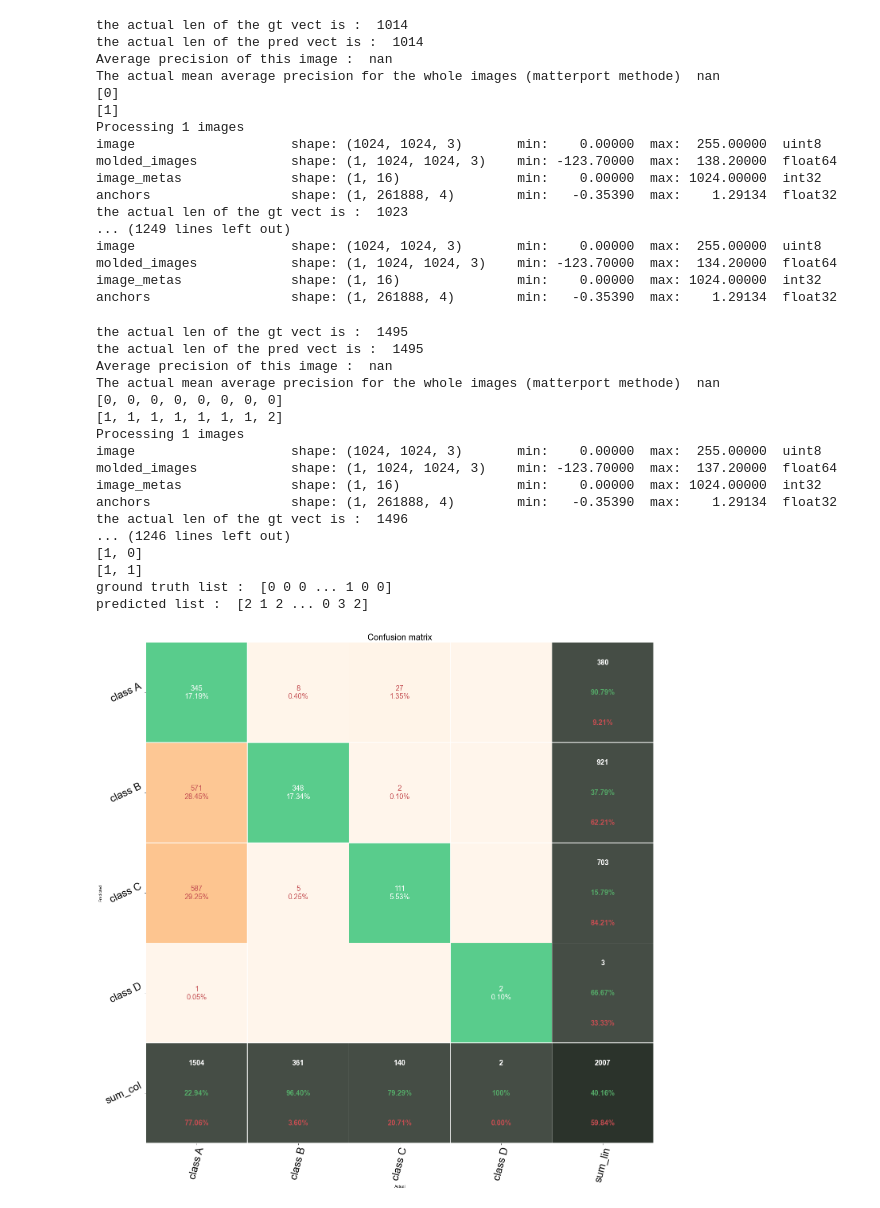
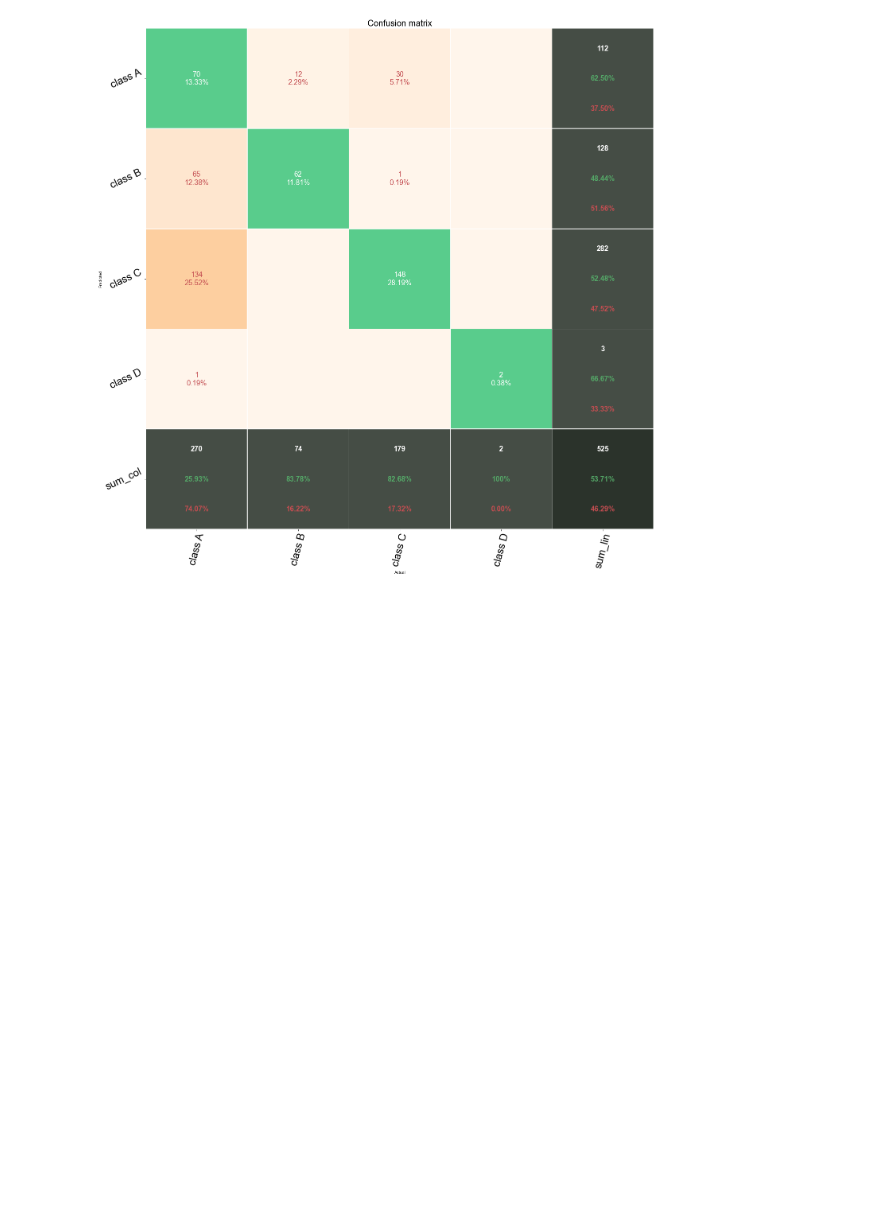
Before and after one commit to cabroderick/ML-AM-MQP, a Jupyter notebook: utils/confusion_matrix.ipynb, the cells around one changed output. Drawn from its saved outputs; the diff is of its cells as text; code cells hidden in the pictures; blank space fills up the shorter version.

```diff
--- a/utils/confusion_matrix.ipynb
+++ b/utils/confusion_matrix.ipynb
@@ -30,15 +30,15 @@ class InferenceConfig(Config):
 
 config = InferenceConfig()
 dataset = Model_Dataset()
-dataset.BASE_IMAGES_DIR = '../Data/Images/'
-dataset.BASE_ANNOTATIONS_DIR = '../Data/Labels/'
-dataset.IMAGES_DIRS = ['G0', 'H6', 'J0', 'J4', 'R6', 'R0']
-dataset.load_dataset()
+dataset.ROOT_IMG_DIR = '../Data/Images/'
+dataset.ROOT_ANNOTATION_DIR = '../Data/Labels/'
+dataset.IMG_DIRS = ['H6', 'J8', 'J0', 'J4', 'R0', 'R6', 'J4R', 'K0R']
+dataset.load_dataset(validation=True)
 dataset.prepare()
 
 model = MaskRCNN(mode='inference',
                  config=InferenceConfig(), model_dir='./')
-model.load_weights(filepath='../weights/1-25.h5', by_name=True)
+model.load_weights(filepath='../weights/mrcnn-2-2.h5', by_name=True)
 
 #############################
 # Generate confusion matrix
@@ -199,38 +148,4 @@ anchors                  shape: (1, 261888, 4)        min:   -0.35390  max:    1
-the actual len of the gt vect is :  1014
-the actual len of the pred vect is :  1014
-Average precision of this image :  nan
-The actual mean average precision for the whole images (matterport methode)  nan
-[0]
-[1]
-Processing 1 images
-image                    shape: (1024, 1024, 3)       min:    0.00000  max:  255.00000  uint8
-molded_images            shape: (1, 1024, 1024, 3)    min: -123.70000  max:  138.20000  float64
-image_metas              shape: (1, 16)               min:    0.00000  max: 1024.00000  int32
-anchors                  shape: (1, 261888, 4)        min:   -0.35390  max:    1.29134  float32
-the actual len of the gt vect is :  1023
-... (1249 lines left out)
-image                    shape: (1024, 1024, 3)       min:    0.00000  max:  255.00000  uint8
-molded_images            shape: (1, 1024, 1024, 3)    min: -123.70000  max:  134.20000  float64
-image_metas              shape: (1, 16)               min:    0.00000  max: 1024.00000  int32
-anchors                  shape: (1, 261888, 4)        min:   -0.35390  max:    1.29134  float32
-the actual len of the gt vect is :  1495
-the actual len of the pred vect is :  1495
-Average precision of this image :  nan
-The actual mean average precision for the whole images (matterport methode)  nan
-[0, 0, 0, 0, 0, 0, 0, 0]
-[1, 1, 1, 1, 1, 1, 1, 2]
-Processing 1 images
-image                    shape: (1024, 1024, 3)       min:    0.00000  max:  255.00000  uint8
-molded_images            shape: (1, 1024, 1024, 3)    min: -123.70000  max:  137.20000  float64
-image_metas              shape: (1, 16)               min:    0.00000  max: 1024.00000  int32
-anchors                  shape: (1, 261888, 4)        min:   -0.35390  max:    1.29134  float32
-the actual len of the gt vect is :  1496
-... (1246 lines left out)
-[1, 0]
-[1, 1]
-ground truth list :  [0 0 0 ... 1 0 0]
-predicted list :  [2 1 2 ... 0 3 2]
-[figure, old version]
+[figure, new version]
 # %%
 print("tp for each class :",tp)
 print("fp for each class :",fp)
```
Also changed, not shown: parts of 2 cells of this notebook, 2 other files.
